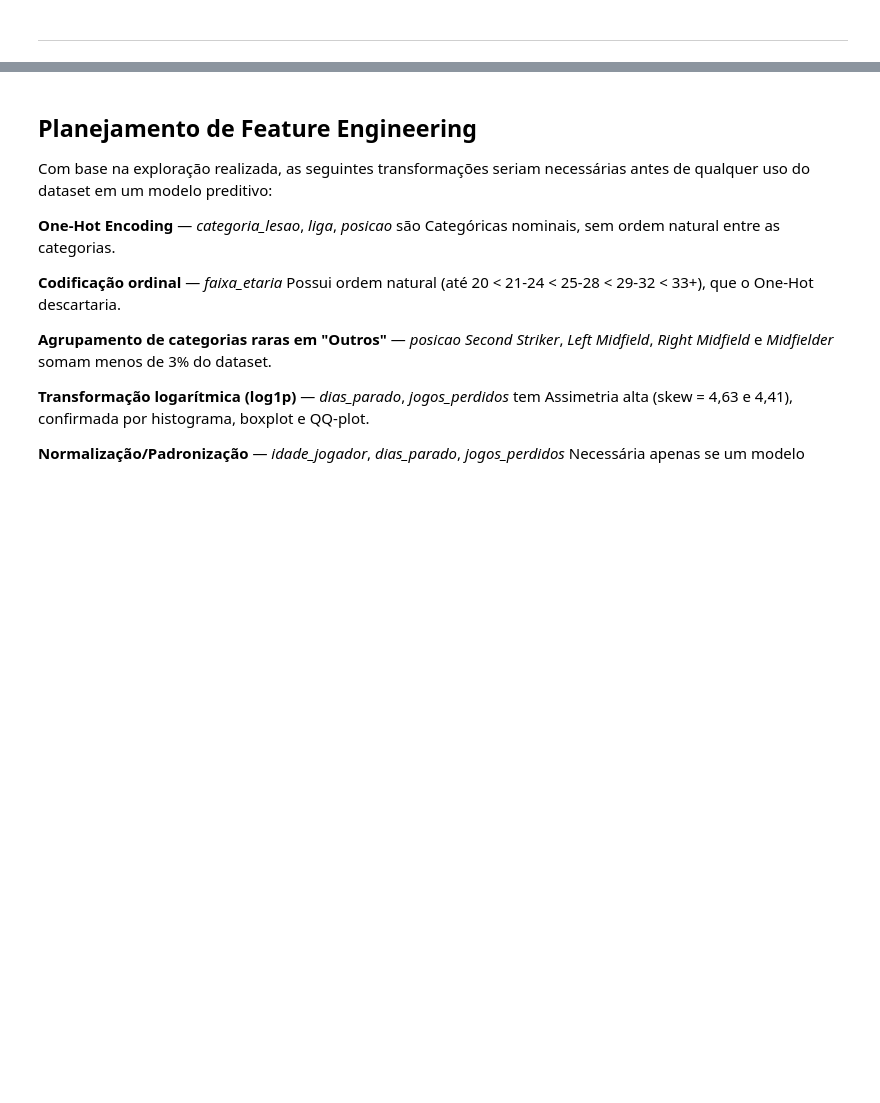
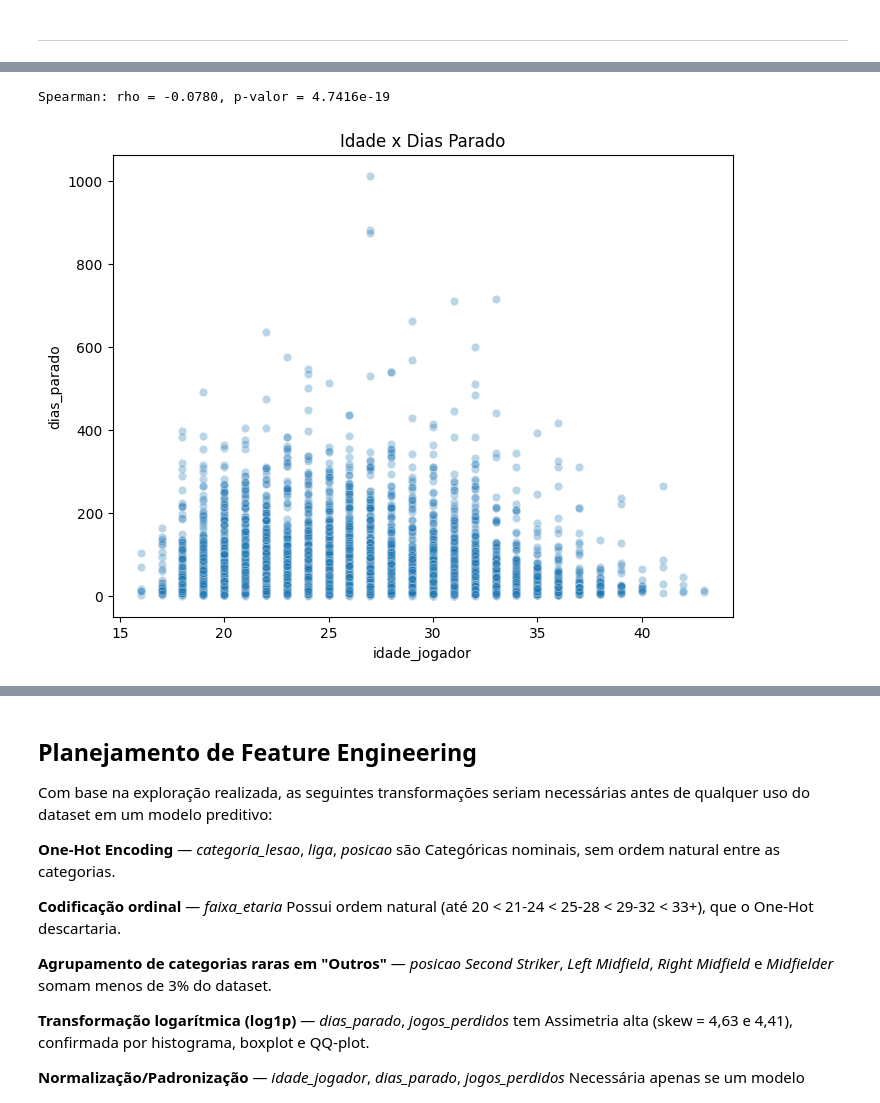
Before and after one commit to PedroLovatto99/ciencia-dados-trabalho_EDA, a Jupyter notebook: ciencia_dados_trabalho.ipynb, the cells around one changed output, grey strips where cells are left out. Cells and saved outputs as stored; diff of their text form; code cells hidden in the pictures; blank space fills up the shorter version.

Commit message:
feat: adicionado teste de Spearman na hipotese extra

```diff
--- a/ciencia_dados_trabalho.ipynb
+++ b/ciencia_dados_trabalho.ipynb
@@ -497,0 +500,13 @@ Kruskal-Wallis: H = 97.45, p-valor = 3.4269e-20
+# %%
+from scipy.stats import spearmanr
+
+rho, p = spearmanr(df['idade_jogador'], df['dias_parado'])
+print(f"Spearman: rho = {rho:.4f}, p-valor = {p:.4e}")
+
+plt.figure(figsize=(8,6))
+sns.scatterplot(data=df, x='idade_jogador', y='dias_parado', alpha=0.3)
+plt.title('Idade x Dias Parado')
+plt.show()
+# %% [output]
+Spearman: rho = -0.0780, p-valor = 4.7416e-19
+[figure, added]
```
Also changed, not shown: parts of 3 cells of this notebook.
